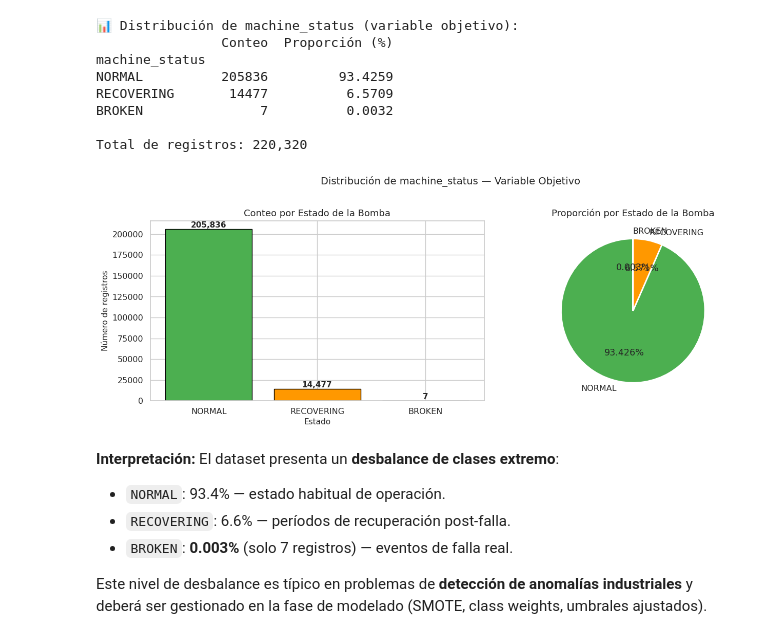
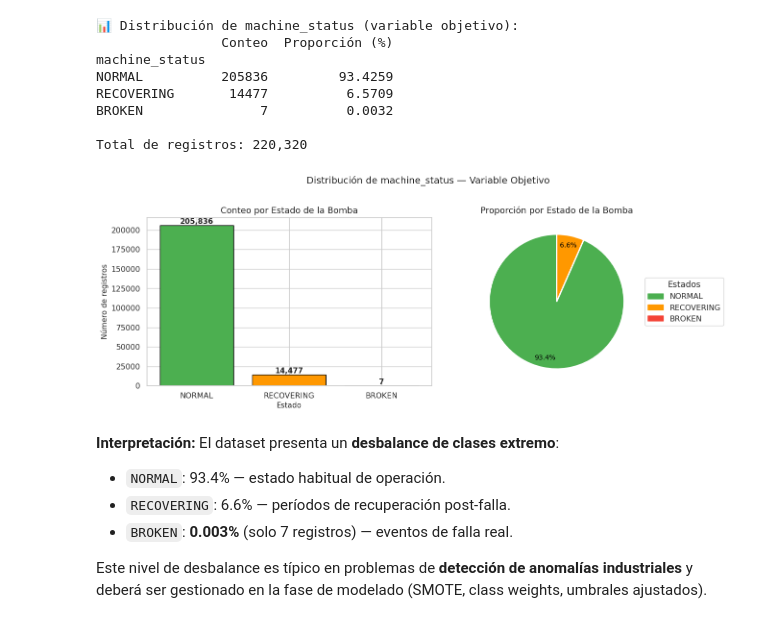
Before and after one commit to nvargas0530/nvargas, a Jupyter notebook: EDA_Bomba_de_Agua.ipynb, the cells around one changed output. Cells and saved outputs as stored; diff of their text form; code cells hidden in the pictures.

```diff
--- a/EDA_Bomba_de_Agua.ipynb
+++ b/EDA_Bomba_de_Agua.ipynb
@@ -107,0 +177,7 @@ Saving sensor.csv to sensor.csv
+# %%
+# 4. Convertir la columna al tipo fecha y hora (datetime)
+df['timestamp'] = pd.to_datetime(df['timestamp'])
+
+# 5. Confirmación y rango temporal final
+print(f'🔄 Columna "timestamp" convertida con éxito.')
+print(f'   Rango temporal del sensor: {df["timestamp"].min()} → {df["timestamp"].max()}')
@@ -270,9 +370,16 @@ plt.show()
 # %% [output]
 [figure]
 # %%
+import numpy as np
+import matplotlib.pyplot as plt
+import seaborn as sns
+
+# Define var_numericas based on the current DataFrame columns
+var_numericas = [c for c in df.columns if c.startswith('sensor_')]
+
 # Visualización 2: Mapa de calor de nulos (patrón espacial y temporal)
 # Muestra si los nulos están concentrados en ciertos períodos o dispersos aleatoriamente
-fig, ax = plt.subplots(figsize=(18, 5))
+fig, ax = plt.subplots(figsize=(18, 10)) # Increased figure height
 # Muestrear para mayor legibilidad
 sample_idx = np.linspace(0, len(df)-1, 3000, dtype=int)
 sns.heatmap(df[var_numericas].iloc[sample_idx].isnull().T,
@@ -395,32 +502,60 @@ BROKEN               7          0.0032
 Total de registros: 220,320
 # %%
 # Visualización: Barras + Gráfico circular
+import matplotlib.pyplot as plt
+import numpy as np
+
+# Assuming df is already loaded and machine_status column exists
+# Re-define conteo here to ensure it's available
+conteo = df['machine_status'].value_counts()
+
 fig, axes = plt.subplots(1, 2, figsize=(14, 5))
 colores = {'NORMAL': '#4CAF50', 'RECOVERING': '#FF9800', 'BROKEN': '#F44336'}
 orden   = ['NORMAL', 'RECOVERING', 'BROKEN']
 palette = [colores[s] for s in orden]
 
 # Barras
 conteo_ord = conteo.reindex(orden)
 bars = axes[0].bar(conteo_ord.index, conteo_ord.values, color=palette, edgecolor='black')
 axes[0].set_title('Conteo por Estado de la Bomba', fontsize=13)
 axes[0].set_xlabel('Estado')
 axes[0].set_ylabel('Número de registros')
 for bar in bars:
     axes[0].annotate(f'{int(bar.get_height()):,}',
                      (bar.get_x() + bar.get_width()/2, bar.get_height()),
                      ha='center', va='bottom', fontsize=11, fontweight='bold')
 
 # Circular
-axes[1].pie(conteo_ord.values, labels=conteo_ord.index, autopct='%1.3f%%',
-            colors=palette, startangle=90,
-            wedgeprops={'edgecolor': 'white', 'linewidth': 2})
+def func(pct, allvals):
+    absolute = int(pct/100.*np.sum(allvals))
+    if pct > 1: # Only show percentage if greater than 1%
+        return f'{pct:.1f}%'
+    else: # For very small slices, just show the count
+        return '' # Do not show percentage for very small slices
+
+wedges, texts, autotexts = axes[1].pie(conteo_ord.values, autopct=lambda pct: func(pct, conteo_ord.values),
+                                     colors=palette, startangle=90,
+                                     wedgeprops={'edgecolor': 'white', 'linewidth': 2},
+                                     pctdistance=0.85) # Adjust distance of percentage labels
+
+# Ensure all labels are visible by setting text color and potentially moving them
+for autotext in autotexts:
+    autotext.set_color('black')
+    autotext.set_fontsize(10)
+
+# Adjust labels for the 'RECOVERING' slice if it's getting too close to 'BROKEN'
+# For 'BROKEN', it's usually better to just have it in the legend due to its tiny size
+
+# Create legend manually to include all categories, even the very small ones without direct labels
+handles = [plt.Rectangle((0,0),1,1, color=colores[label]) for label in orden]
+axes[1].legend(handles, orden, title="Estados", loc="center left", bbox_to_anchor=(1, 0, 0.5, 1))
+
 axes[1].set_title('Proporción por Estado de la Bomba', fontsize=13)
 plt.suptitle('Distribución de machine_status — Variable Objetivo', fontsize=14, y=1.01)
 plt.tight_layout()
 plt.show()
 # %% [output]
-[figure, old version]
+[figure, new version]
 # %% [markdown]
 **Interpretación:** El dataset presenta un **desbalance de clases extremo**:
 - `NORMAL`: 93.4% — estado habitual de operación.
```
Also changed, not shown: parts of 10 cells of this notebook.
